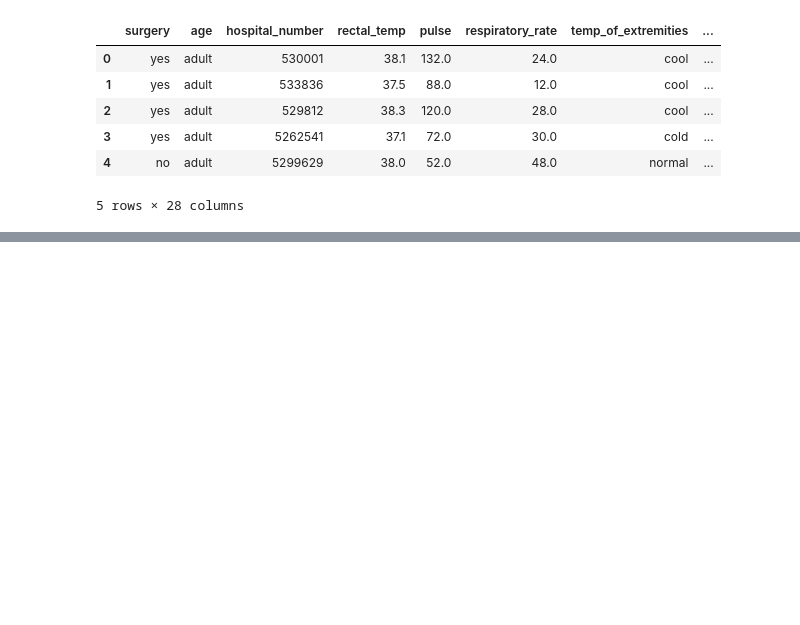
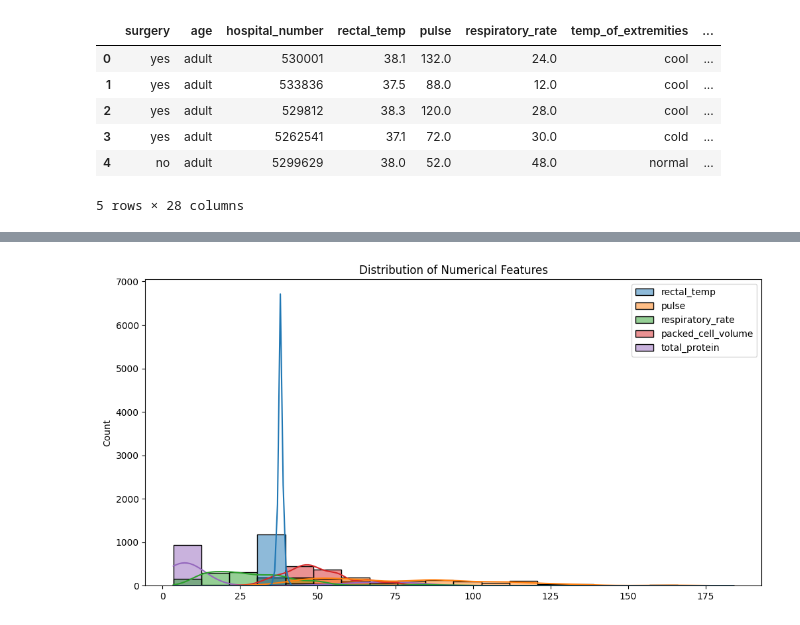
Before and after one commit to kunduanshuman07/Kaggle-competitions, a Jupyter notebook: Playground/Health Outcome of Horses/Model.ipynb, the cells around one changed output, grey strips where cells are left out. Cells and saved outputs as stored; diff of their text form; code cells hidden in the pictures; blank space fills up the shorter version.

```diff
--- a/Playground/Health Outcome of Horses/Model.ipynb
+++ b/Playground/Health Outcome of Horses/Model.ipynb
@@ -95,0 +176,7 @@ dtype: int64
+# %%
+plt.figure(figsize=(12, 6))
+sns.histplot(data=df[['rectal_temp', 'pulse', 'respiratory_rate', 'packed_cell_volume', 'total_protein']], bins=20, kde=True)
+plt.title('Distribution of Numerical Features')
+plt.show()
+# %% [output]
+[figure, added]
```
Also changed, not shown: parts of 19 cells of this notebook, 1 other file.
